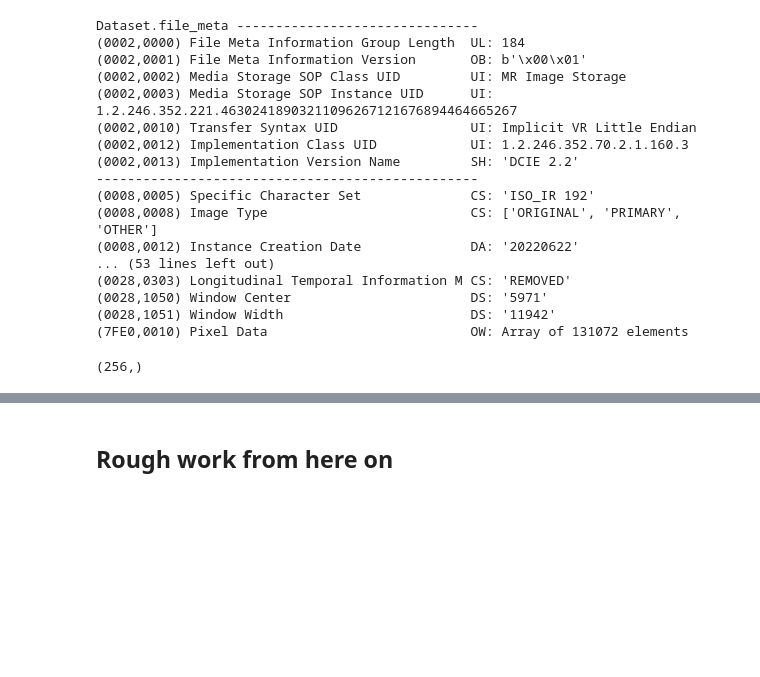
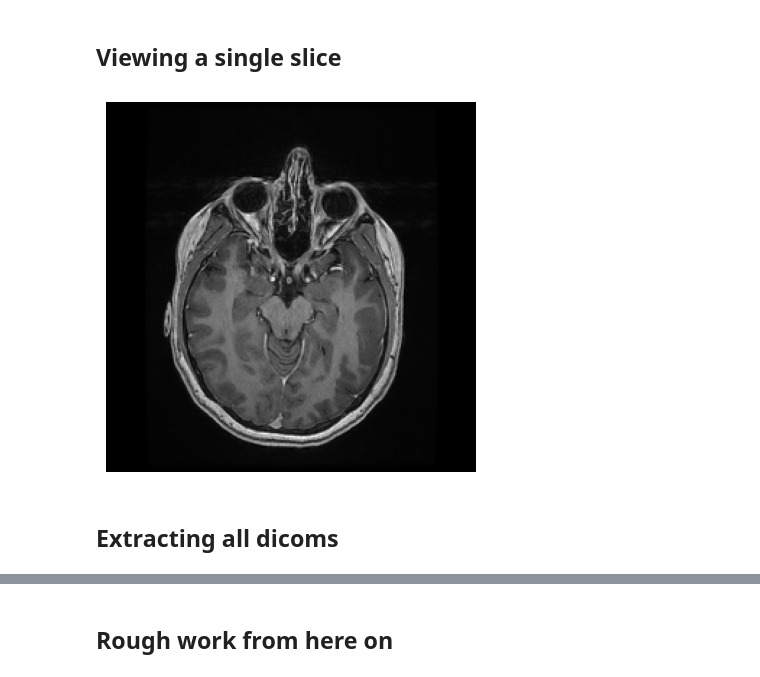
Before and after one commit to gift-i/DICOM-project1, a Jupyter notebook: test.ipynb, the cells around one changed output, grey strips where cells are left out. Saved outputs shown, nothing was run; the diff lists cells and outputs as text; code cells hidden in the pictures; blank space fills up the shorter version.

```diff
--- a/test.ipynb
+++ b/test.ipynb
@@ -7,41 +22,35 @@ import pydicom
+# %% [markdown]
+## Viewing a single slice
 # %%
-import os
-# use os.listdir()
+# choose which slice to open using index
+# and find the dicom name for that
+# this is directory independent, i.e. will work for other folders too
 
-directory = r'C:\Users\slaar\Desktop\project\HippocampalMRISlices\01'
-dicom_path = os.listdir(directory)[4]
-ds = pydicom.dcmread(os.path.join(directory, dicom_path))  # read dicom file
-'''for index in range(len(os.scandir(directory))):  # loop through each entry in the directory
-    entry = os.scandir(directory)[index]
+# Opening a single dicom
+slice_number = 4
 
-for entry in os.scandir(directory):  # loop through each entry in the directory
-    if '551459698506200377412175303061706085291' in str(entry):
-        ds = pydicom.dcmread(entry.path)  # read dicom file
-        image_data = ds.pixel_array # EXTRACTS THE PIXE DATA FROM THE DICOM FILE
-        #print(image_data[0x7FE0, 0x0010].value)
-        plt.imshow(image_data, cmap='gray') # print pixel data of dicom file
-        plt.axis('off')
-        plt.show()'''
-print(ds)
+# This find the "name" of the file, and get its full path
+dicom_name = dicom_names[slice_number]
+dicom_path = os.path.join(directory, dicom_name)
+
+# read dicom file
+ds = pydicom.dcmread(dicom_path)
+
+# EXTRACTS THE PIXE DATA FROM THE DICOM FILE
+image_data = ds.pixel_array
+
+plt.imshow(image_data, cmap='gray') # print pixel data of dicom file
+plt.axis('off')
+plt.show()
+#print(ds)
 # %% [output]
-Dataset.file_meta -------------------------------
-(0002,0000) File Meta Information Group Length  UL: 184
-(0002,0001) File Meta Information Version       OB: b'\x00\x01'
-(0002,0002) Media Storage SOP Class UID         UI: MR Image Storage
-(0002,0003) Media Storage SOP Instance UID      UI: 1.2.246.352.221.46302418903211096267121676894464665267
-(0002,0010) Transfer Syntax UID                 UI: Implicit VR Little Endian
-(0002,0012) Implementation Class UID            UI: 1.2.246.352.70.2.1.160.3
-(0002,0013) Implementation Version Name         SH: 'DCIE 2.2'
--------------------------------------------------
-(0008,0005) Specific Character Set              CS: 'ISO_IR 192'
-(0008,0008) Image Type                          CS: ['ORIGINAL', 'PRIMARY', 'OTHER']
-(0008,0012) Instance Creation Date              DA: '20220622'
-... (53 lines left out)
-(0028,0303) Longitudinal Temporal Information M CS: 'REMOVED'
-(0028,1050) Window Center                       DS: '5971'
-(0028,1051) Window Width                        DS: '11942'
-(7FE0,0010) Pixel Data                          OW: Array of 131072 elements
+[figure, added]
+# %% [markdown]
+## Extracting all dicoms
 # %%
-print(image_data[0].shape)  # print the shape of the image data
+# Extract all the dicom files in the directory
+dicoms = []
+for dicom_name in dicom_names:
+    dicom_path = os.path.join(directory, dicom_name)
+    ds = pydicom.dcmread(dicom_path)
+    dicoms.append(ds)
-# %% [output]
-(256,)
```
Also changed, not shown: parts of 23 cells of this notebook.
